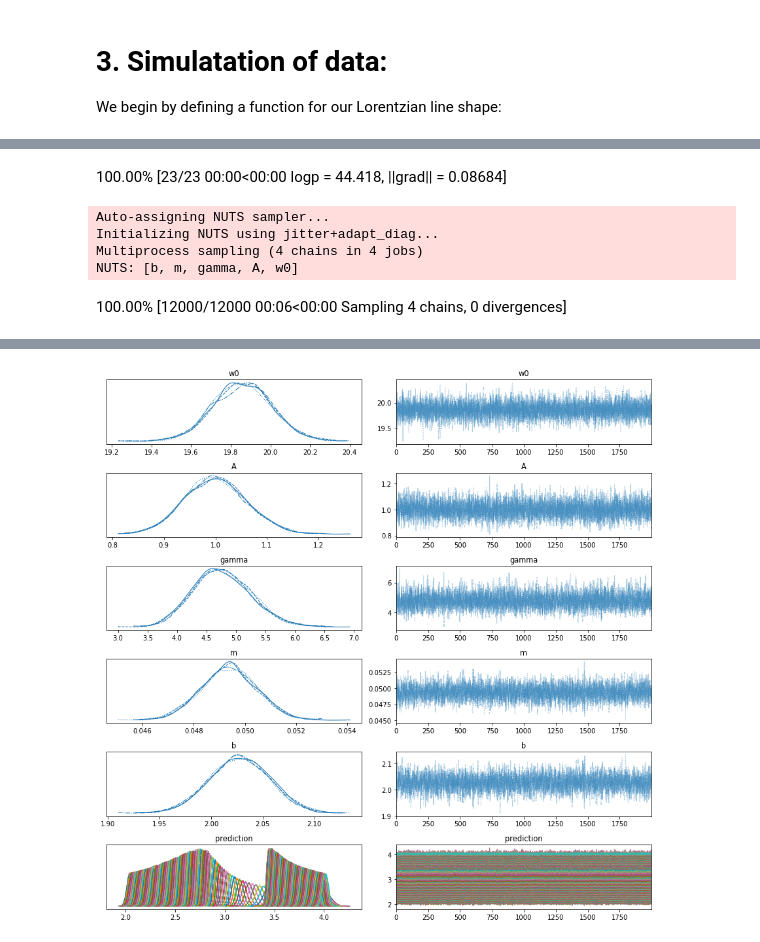
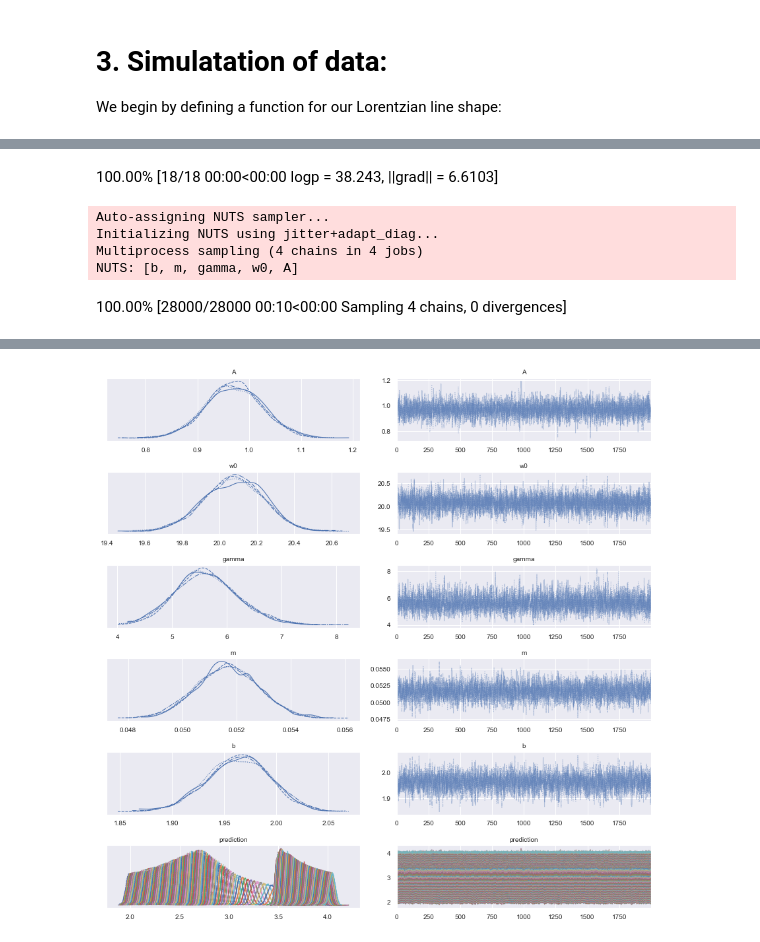
Before and after one commit to phys201/FluorescenceSpectroscopy, a Jupyter notebook: documentation.ipynb, the cells around one changed output, grey strips where cells are left out. Drawn from its saved outputs; the diff is of its cells as text; code cells hidden in the pictures.

```diff
--- a/documentation.ipynb
+++ b/documentation.ipynb
@@ -72,7 +58,11 @@ $$ \boxed{y_i \sim \text{normal}(\mu_i = I_T(\omega_i) ,\sigma_i = 0.2)\\A \sim
 # 3. Simulatation of data:
 We begin by defining a function for our Lorentzian line shape:
 # %%
-def Lorentzian(A,w, w0, gamma):
+def Lorentzian(w: np.ndarray,
+               A: float,
+               w0: float,
+               gamma: float
+     ) -> np.ndarray:
     """
     Calculates the Lorentzian line shape
 
@@ -116,10 +106,9 @@ plt.plot(w,norm_data);
 # %%
-uncertainty = 0.2
 # define the data
-dataHBL = pd.DataFrame({ 'x': w,
-                         'y': sim_data,
-                         'sigma_y': uncertainty})
-x = dataHBL['x']
-y = dataHBL['y']
-sigma_y = dataHBL['sigma_y']
+data = pd.DataFrame({'w': w_sim,
+                     'I': sim_data,
+                     'sigma_I': uncertainty})
+w = data.w
+I = data.I
+sigma_I = data.sigma_I
 # %%
@@ -129,26 +123,22 @@ dataHBL.plot(x='x', y='y', kind='scatter', yerr=uncertainty);
 # %%
 spectroscopy_model = pm.Model()
 
-x = np.array(x)
+w = np.array(w)
 
 with spectroscopy_model:
-    # w0 = pm.Flat('w0', testval=1)
+    A = pm.Uniform('A', 0, 5)
     w0 = pm.Uniform('w0', 10, 30)
-    A = pm.Uniform('A', 0, 5)
     gamma = pm.Uniform('gamma', 0, 10)
-    peak = A*(gamma**2/4)/((x - w0)**2 + (gamma**2/4))
 
     m = pm.Uniform('m', 0, 0.1)
     b = pm.Uniform('b', 0, 3)
-    line = m*x + b
 
+    peak = Lorentzian(w, A, w0, gamma)
+    line = m*w + b
 
-    #signal_loglike = (pm.Normal.dist(mu= peak + line, sd=sigma_y)).logp(y.values)
-    #pm.Potential('obs',(signal_loglike).sum())
+    I_pred = pm.Deterministic('prediction', line + peak)
 
-    I = pm.Deterministic('prediction', line + peak)
-
-    measurements = pm.Normal('I', mu=I, sigma=uncertainty, observed=y)
+    measurements = pm.Normal('I_model', mu=I_pred, sigma=uncertainty, observed=I)
 
     trace = pm.sample(start=pm.find_MAP(), return_inferencedata=True, tune=5000, draws=2000)
     az.plot_trace(trace)
@@ -156,9 +146,9 @@ with spectroscopy_model:
 
 posterior = trace.posterior.to_dataframe()
 # %% [output]
-100.00% [23/23 00:00<00:00 logp = 44.418, ||grad|| = 0.08684]
+100.00% [18/18 00:00<00:00 logp = 38.243, ||grad|| = 6.6103]
 Auto-assigning NUTS sampler...
 Initializing NUTS using jitter+adapt_diag...
 Multiprocess sampling (4 chains in 4 jobs)
-NUTS: [b, m, gamma, A, w0]
+NUTS: [b, m, gamma, w0, A]
-100.00% [12000/12000 00:06<00:00 Sampling 4 chains, 0 divergences]
+100.00% [28000/28000 00:10<00:00 Sampling 4 chains, 0 divergences]
@@ -167,4 +157,4 @@ The acceptance probability does not match the target. It is 0.8841530299317437,
-[figure, old version]
+[figure, new version]
 # %%
 sns.pairplot(posterior.drop('prediction', axis=1))
 # %% [output]
```
Also changed, not shown: parts of 12 cells of this notebook.
